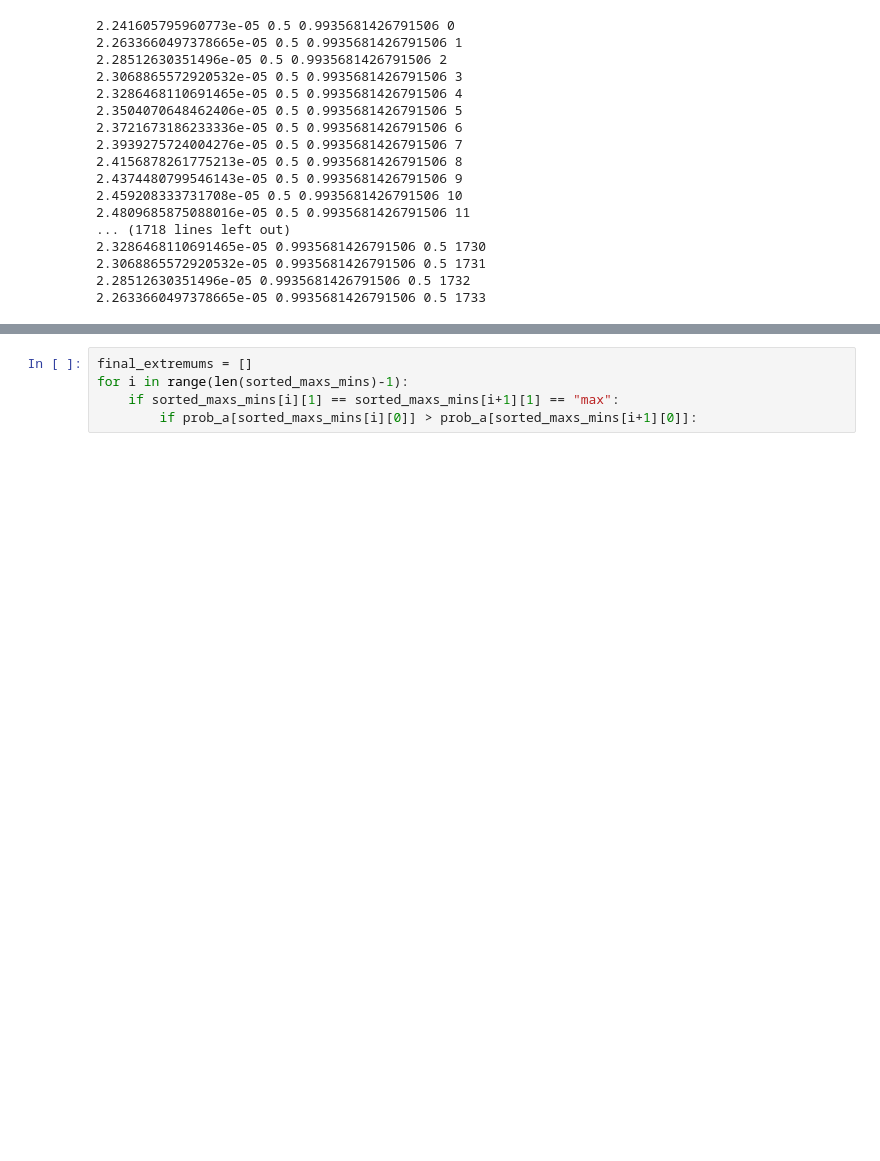
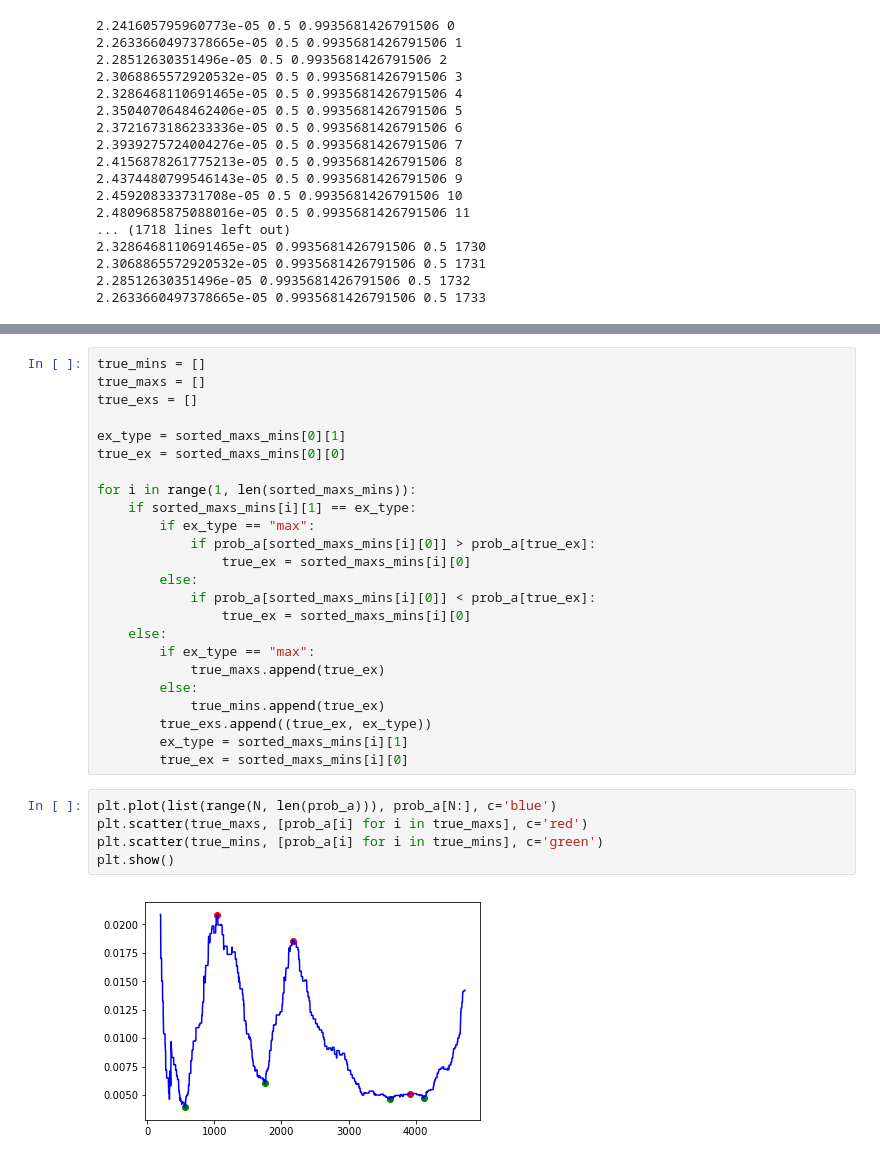
Before and after one commit to BestAwperEver/dna-features, a Jupyter notebook: notebook/dna-exons-recognition.ipynb, the cells around one changed output, grey strips where cells are left out. Cells and saved outputs as stored; diff of their text form; blank space fills up the shorter version.

```diff
--- a/notebook/dna-exons-recognition.ipynb
+++ b/notebook/dna-exons-recognition.ipynb
@@ -739,5 +755,31 @@ sorted_maxs_mins
-# %%
-final_extremums = []
-for i in range(len(sorted_maxs_mins)-1):
-    if sorted_maxs_mins[i][1] == sorted_maxs_mins[i+1][1] == "max":
-        if prob_a[sorted_maxs_mins[i][0]] > prob_a[sorted_maxs_mins[i+1][0]]:
+# %%
+true_mins = []
+true_maxs = []
+true_exs = []
+
+ex_type = sorted_maxs_mins[0][1]
+true_ex = sorted_maxs_mins[0][0]
+
+for i in range(1, len(sorted_maxs_mins)):
+    if sorted_maxs_mins[i][1] == ex_type:
+        if ex_type == "max":
+            if prob_a[sorted_maxs_mins[i][0]] > prob_a[true_ex]:
+                true_ex = sorted_maxs_mins[i][0]
+        else:
+            if prob_a[sorted_maxs_mins[i][0]] < prob_a[true_ex]:
+                true_ex = sorted_maxs_mins[i][0]
+    else:
+        if ex_type == "max":
+            true_maxs.append(true_ex)
+        else:
+            true_mins.append(true_ex)
+        true_exs.append((true_ex, ex_type))
+        ex_type = sorted_maxs_mins[i][1]
+        true_ex = sorted_maxs_mins[i][0]
+# %%
+plt.plot(list(range(N, len(prob_a))), prob_a[N:], c='blue')
+plt.scatter(true_maxs, [prob_a[i] for i in true_maxs], c='red')
+plt.scatter(true_mins, [prob_a[i] for i in true_mins], c='green')
+plt.show()
+# %% [output]
+[figure, added]
```
Also changed, not shown: parts of 24 cells of this notebook, 3 other files.
